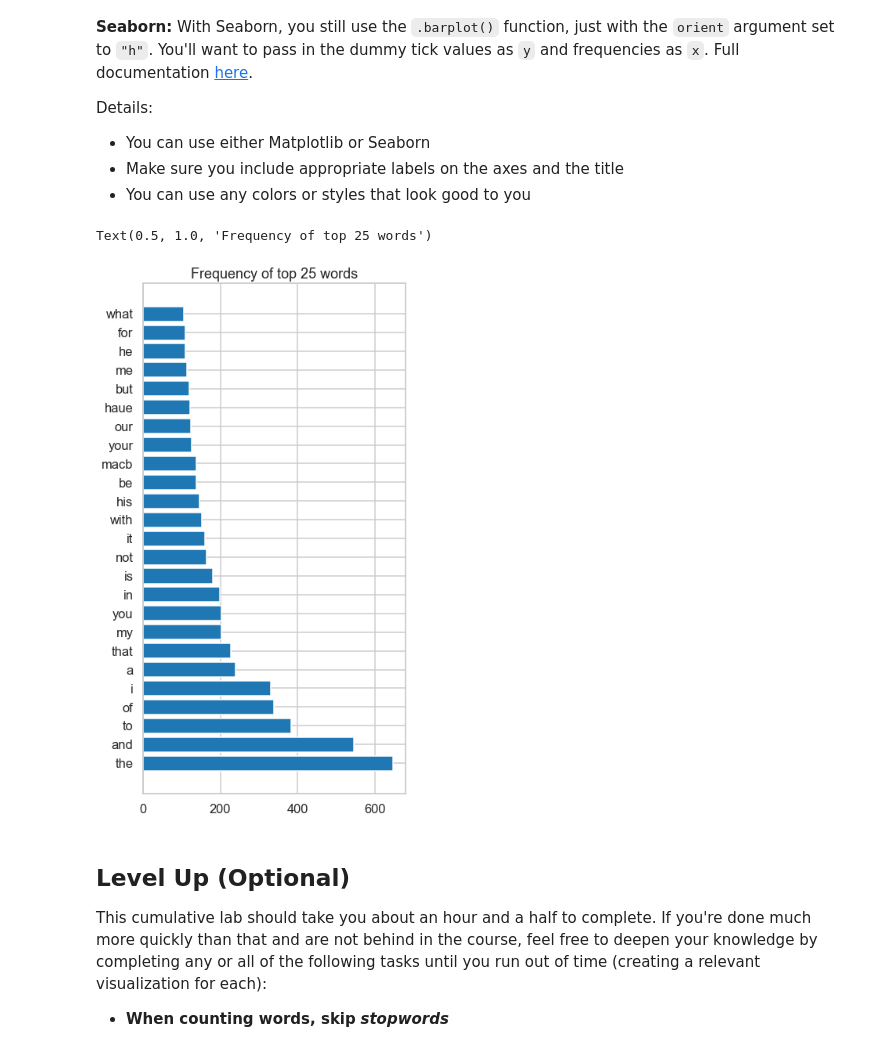
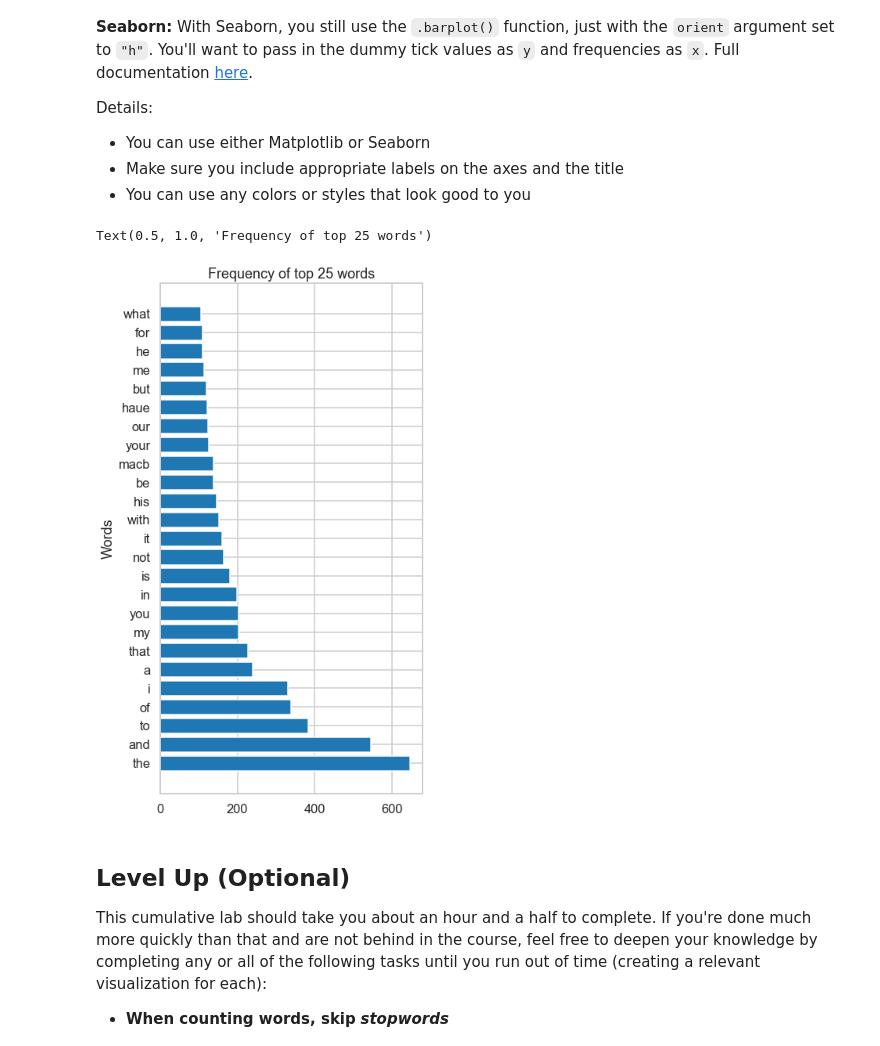
Before and after one commit to NdanuM/dsc-data-viz-cumulative-lab, a Jupyter notebook: index.ipynb, the cells around one changed output. Cells and saved outputs as stored; diff of their text form; code cells hidden in the pictures.

```diff
--- a/index.ipynb
+++ b/index.ipynb
@@ -319,15 +319,16 @@ Details:
 # %%
 # Your code here
 
 fig, ax = plt.subplots(figsize=(6,12))
 
 ax.barh(y=ticks, width=frequencies)
 ax.set_yticks(ticks)
 ax.set_yticklabels(labels)
+ax.set_ylabel('Words')
 ax.set_title('Frequency of top 25 words')
 # %% [output]
 Text(0.5, 1.0, 'Frequency of top 25 words')
-[figure, old version]
+[figure, new version]
 # %% [markdown]
 ## Level Up (Optional)
 This cumulative lab should take you about an hour and a half to complete. If you're done much more quickly than that and are not behind in the course, feel free to deepen your knowledge by completing any or all of the following tasks until you run out of time (creating a relevant visualization for each):
```
